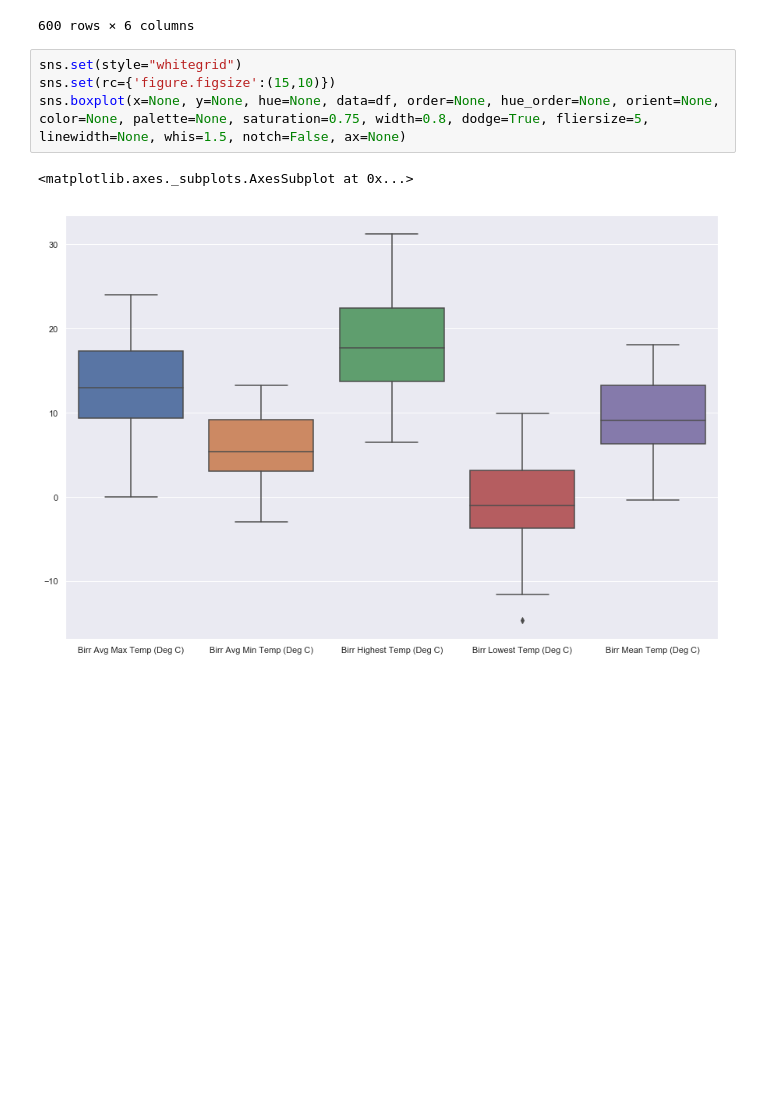
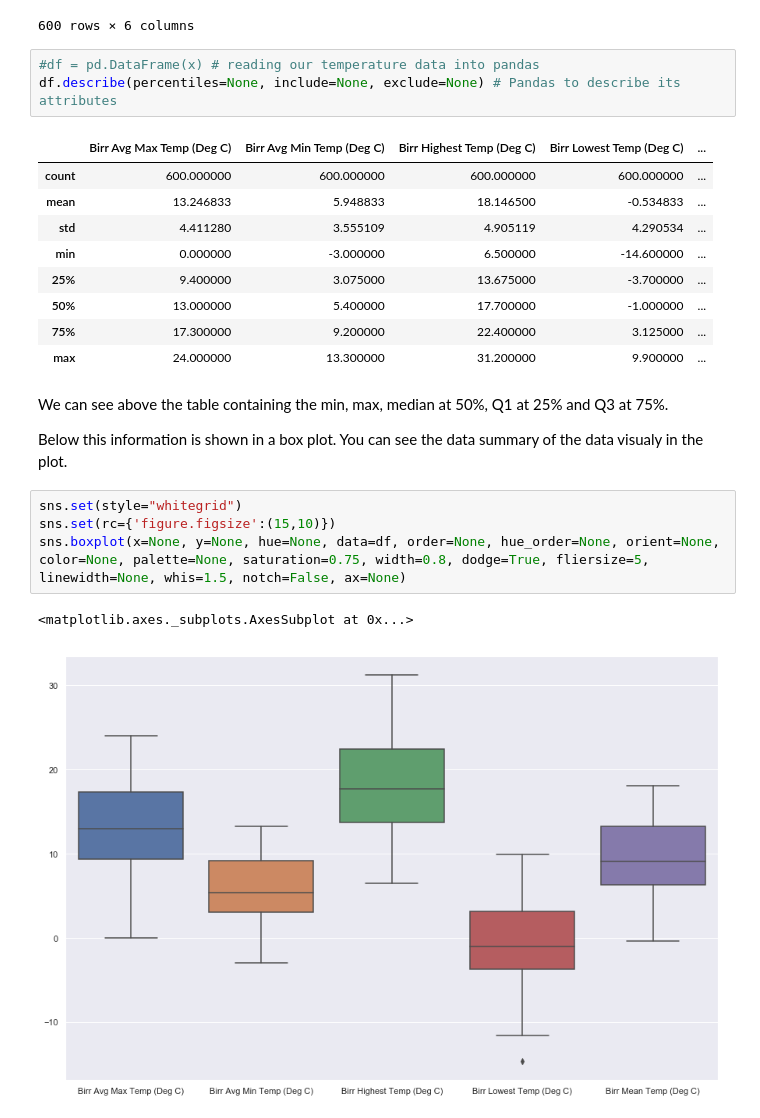
Before and after one commit to MichaelORegan/52446-Fundamentals-of-Data-Analysis-Project, a Jupyter notebook: Box Plot.ipynb, the cells around one changed output. Cells and saved outputs as stored; diff of their text form; blank space fills up the shorter version.

```diff
--- a/Box Plot.ipynb
+++ b/Box Plot.ipynb
@@ -168,6 +170,23 @@ df
 | 2009-08 | 2009M08 | 18.7 | 12.1 | 21.5 | 8.3 | ... |
 | 2009-09 | 2009M09 | 17.1 | 8.9 | 20.8 | 3.1 | ... |
 600 rows × 6 columns
+# %%
+#df = pd.DataFrame(x) # reading our temperature data into pandas
+df.describe(percentiles=None, include=None, exclude=None) # Pandas to describe its attributes
+# %% [output]
+|  | Birr Avg Max Temp (Deg C) | Birr Avg Min Temp (Deg C) | Birr Highest Temp (Deg C) | Birr Lowest Temp (Deg C) | ... |
+| count | 600.000000 | 600.000000 | 600.000000 | 600.000000 | ... |
+| mean | 13.246833 | 5.948833 | 18.146500 | -0.534833 | ... |
+| std | 4.411280 | 3.555109 | 4.905119 | 4.290534 | ... |
+| min | 0.000000 | -3.000000 | 6.500000 | -14.600000 | ... |
+| 25% | 9.400000 | 3.075000 | 13.675000 | -3.700000 | ... |
+| 50% | 13.000000 | 5.400000 | 17.700000 | -1.000000 | ... |
+| 75% | 17.300000 | 9.200000 | 22.400000 | 3.125000 | ... |
+| max | 24.000000 | 13.300000 | 31.200000 | 9.900000 | ... |
+# %% [markdown]
+We can see above the table containing the min, max, median at 50%, Q1 at 25% and Q3 at 75%.
+
+Below this information is shown in a box plot. You can see the data summary of the data visualy in the plot.
 # %%
 sns.set(style="whitegrid")
 sns.set(rc={'figure.figsize':(15,10)})
```
Also changed, not shown: parts of 11 cells of this notebook.
